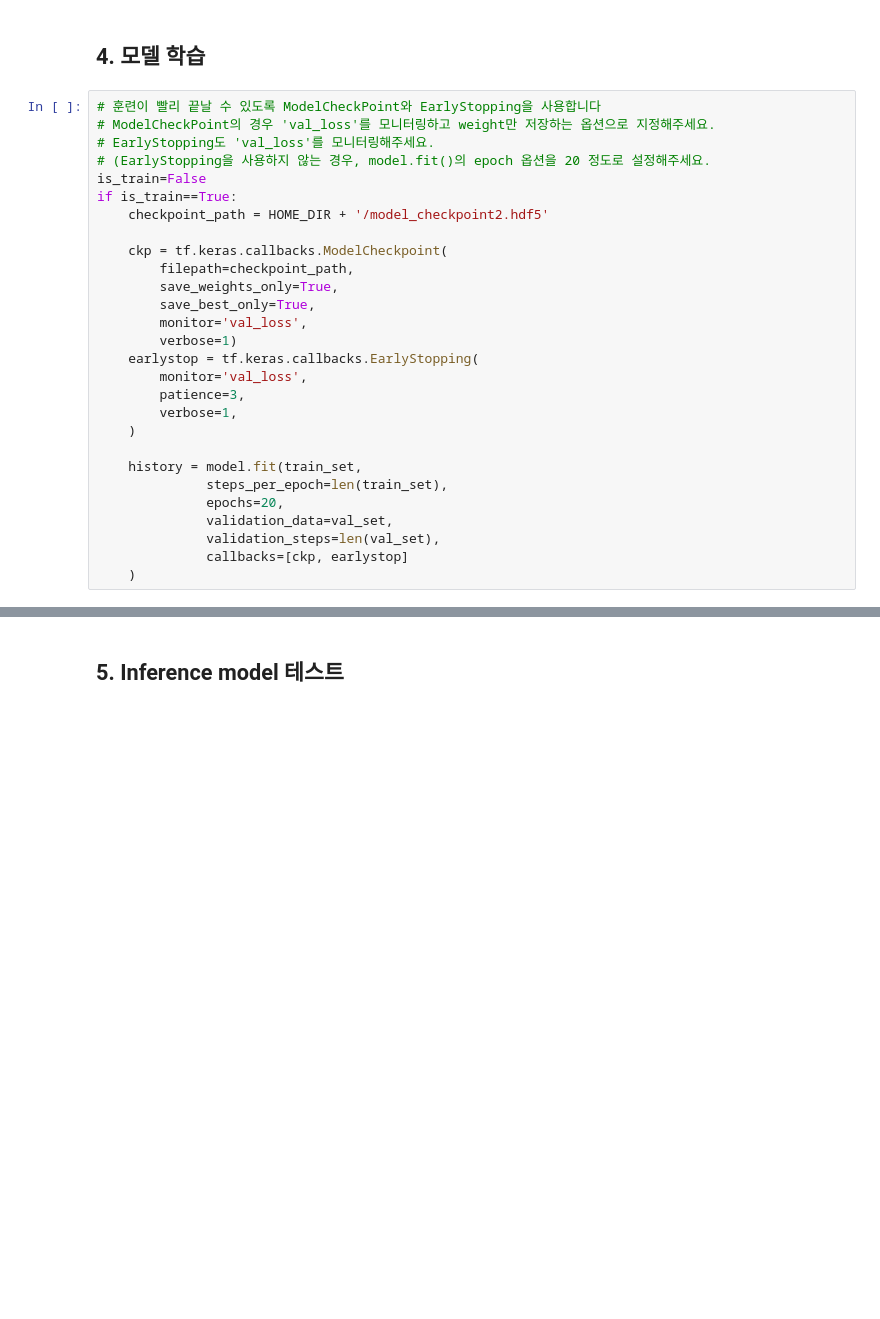
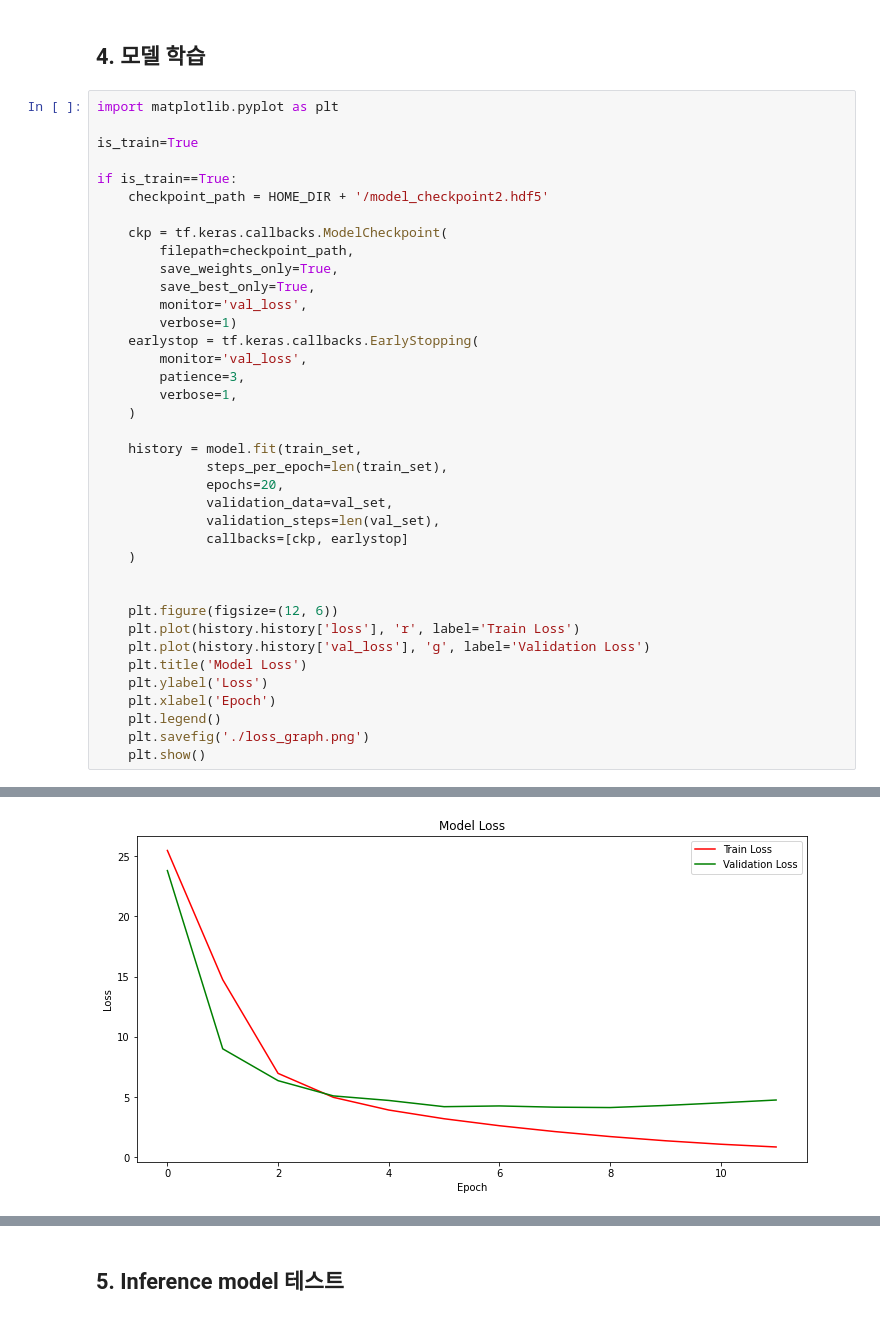
Before and after one commit to domik017123/aiffel_repo, a Jupyter notebook: GoingDeeper/GD6/GD6.ipynb, the cells around one changed output, grey strips where cells are left out. Saved outputs shown, nothing was run; the diff lists cells and outputs as text; blank space fills up the shorter version.

```diff
--- a/GoingDeeper/GD6/GD6.ipynb
+++ b/GoingDeeper/GD6/GD6.ipynb
@@ -318,11 +318,10 @@ tf.keras.utils.plot_model(model, show_shapes=True, dpi=64)
 # %% [markdown]
 ## 4. 모델 학습
 # %%
-# 훈련이 빨리 끝날 수 있도록 ModelCheckPoint와 EarlyStopping을 사용합니다
-# ModelCheckPoint의 경우 'val_loss'를 모니터링하고 weight만 저장하는 옵션으로 지정해주세요.
-# EarlyStopping도 'val_loss'를 모니터링해주세요.
-# (EarlyStopping을 사용하지 않는 경우, model.fit()의 epoch 옵션을 20 정도로 설정해주세요.
-is_train=False
+import matplotlib.pyplot as plt
+
+is_train=True
+
 if is_train==True:
     checkpoint_path = HOME_DIR + '/model_checkpoint2.hdf5'
 
@@ -345,3 +344,15 @@ if is_train==True:
               validation_steps=len(val_set),
               callbacks=[ckp, earlystop]
     )
+
+
+    plt.figure(figsize=(12, 6))
+    plt.plot(history.history['loss'], 'r', label='Train Loss')
+    plt.plot(history.history['val_loss'], 'g', label='Validation Loss')
+    plt.title('Model Loss')
+    plt.ylabel('Loss')
+    plt.xlabel('Epoch')
+    plt.legend()
+    plt.savefig('./loss_graph.png')
+    plt.show()
+# %% [output]
@@ -347,0 +376 @@ if is_train==True:
+[figure, added]
```
Also changed, not shown: parts of 12 cells of this notebook.
